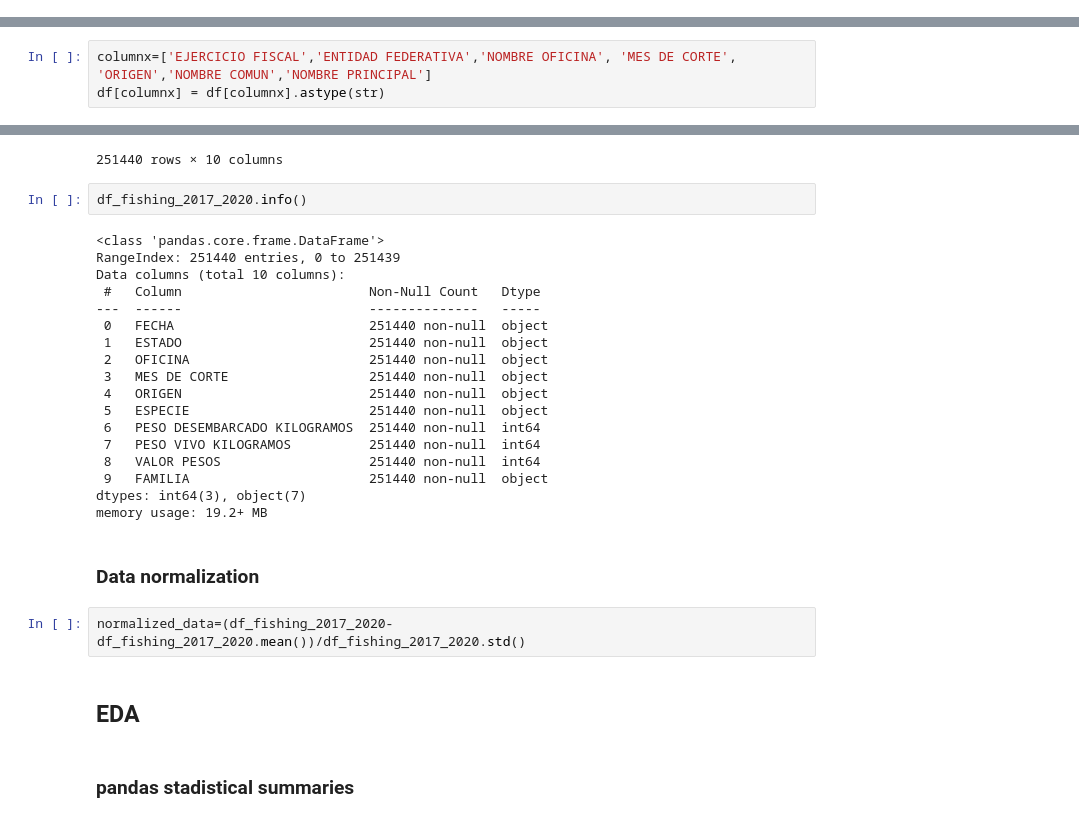
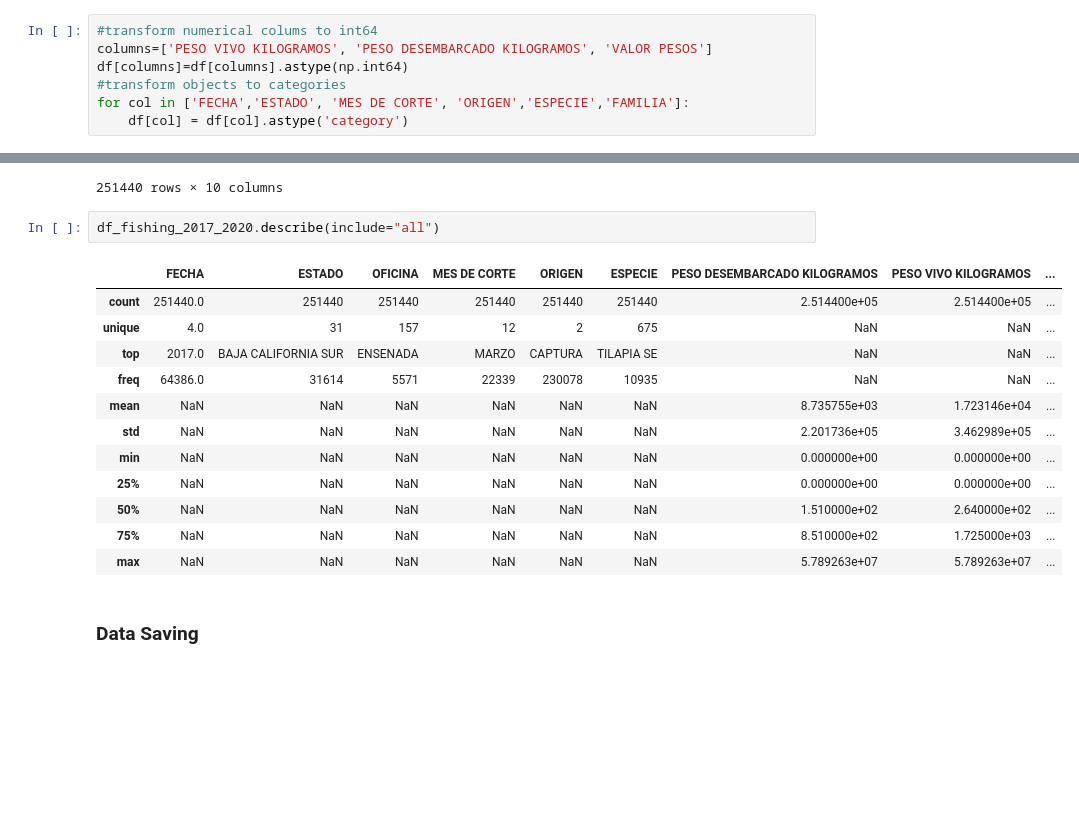
Before and after one commit to mr-nahash/ML-prediction-of-sinaloa-s-fishing-production, a Jupyter notebook: data_cleaning.ipynb, the cells around one changed output, grey strips where cells are left out. Saved outputs shown, nothing was run; the diff lists cells and outputs as text; blank space fills up the shorter version.

```diff
--- a/data_cleaning.ipynb
+++ b/data_cleaning.ipynb
@@ -134,3 +158,10 @@ transform strings to float values and then to to intergers
+# %%
+#transform numerical colums to int64
+columns=['PESO VIVO KILOGRAMOS', 'PESO DESEMBARCADO KILOGRAMOS', 'VALOR PESOS']
+df[columns]=df[columns].astype(np.int64)
+#transform objects to categories
+for col in ['FECHA','ESTADO', 'MES DE CORTE', 'ORIGEN','ESPECIE','FAMILIA']:
+    df[col] = df[col].astype('category')
 # %%
 df.info()
 # %% [output]
@@ -170,3 +184,0 @@ df[columns]=df[columns].astype(np.int64)
-# %%
-columnx=['EJERCICIO FISCAL','ENTIDAD FEDERATIVA','NOMBRE OFICINA', 'MES DE CORTE', 'ORIGEN','NOMBRE COMUN','NOMBRE PRINCIPAL']
-df[columnx] = df[columnx].astype(str)
@@ -227,31 +199,20 @@ df_fishing_2017_2020
 | 251438 | 2020.0 | PUEBLA | PUEBLA | DICIEMBRE | ACUACULTURA | TRUCHA SE | 0 | 0 | ... |
 | 251439 | 2020.0 | VERACRUZ | VERACRUZ | MARZO | ACUACULTURA | TRUCHA SE | 248 | 248 | ... |
 251440 rows × 10 columns
-# %%
-df_fishing_2017_2020.info()
-# %% [output]
-<class 'pandas.core.frame.DataFrame'>
-RangeIndex: 251440 entries, 0 to 251439
-Data columns (total 10 columns):
- #   Column                        Non-Null Count   Dtype
----  ------                        --------------   -----
- 0   FECHA                         251440 non-null  object
- 1   ESTADO                        251440 non-null  object
- 2   OFICINA                       251440 non-null  object
- 3   MES DE CORTE                  251440 non-null  object
- 4   ORIGEN                        251440 non-null  object
- 5   ESPECIE                       251440 non-null  object
- 6   PESO DESEMBARCADO KILOGRAMOS  251440 non-null  int64
- 7   PESO VIVO KILOGRAMOS          251440 non-null  int64
- 8   VALOR PESOS                   251440 non-null  int64
- 9   FAMILIA                       251440 non-null  object
-dtypes: int64(3), object(7)
-memory usage: 19.2+ MB
+# %%
+df_fishing_2017_2020.describe(include="all")
+# %% [output]
+|  | FECHA | ESTADO | OFICINA | MES DE CORTE | ORIGEN | ESPECIE | PESO DESEMBARCADO KILOGRAMOS | PESO VIVO KILOGRAMOS | ... |
+| count | 251440.0 | 251440 | 251440 | 251440 | 251440 | 251440 | 2.514400e+05 | 2.514400e+05 | ... |
+| unique | 4.0 | 31 | 157 | 12 | 2 | 675 | NaN | NaN | ... |
+| top | 2017.0 | BAJA CALIFORNIA SUR | ENSENADA | MARZO | CAPTURA | TILAPIA SE | NaN | NaN | ... |
+| freq | 64386.0 | 31614 | 5571 | 22339 | 230078 | 10935 | NaN | NaN | ... |
+| mean | NaN | NaN | NaN | NaN | NaN | NaN | 8.735755e+03 | 1.723146e+04 | ... |
+| std | NaN | NaN | NaN | NaN | NaN | NaN | 2.201736e+05 | 3.462989e+05 | ... |
+| min | NaN | NaN | NaN | NaN | NaN | NaN | 0.000000e+00 | 0.000000e+00 | ... |
+| 25% | NaN | NaN | NaN | NaN | NaN | NaN | 0.000000e+00 | 0.000000e+00 | ... |
+| 50% | NaN | NaN | NaN | NaN | NaN | NaN | 1.510000e+02 | 2.640000e+02 | ... |
+| 75% | NaN | NaN | NaN | NaN | NaN | NaN | 8.510000e+02 | 1.725000e+03 | ... |
+| max | NaN | NaN | NaN | NaN | NaN | NaN | 5.789263e+07 | 5.789263e+07 | ... |
 # %% [markdown]
-### Data normalization
+### Data Saving
-# %%
-normalized_data=(df_fishing_2017_2020-df_fishing_2017_2020.mean())/df_fishing_2017_2020.std()
-# %% [markdown]
-## EDA
-# %% [markdown]
-### pandas stadistical summaries
```
Also changed, not shown: parts of 30 cells of this notebook, 7 other files.
